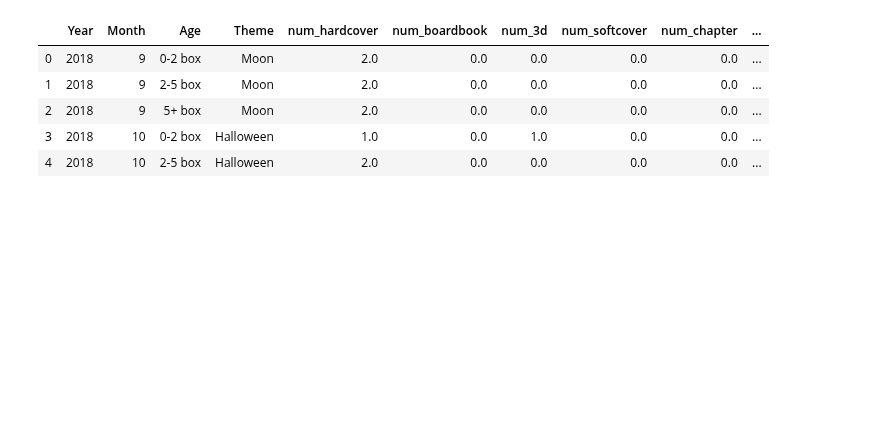
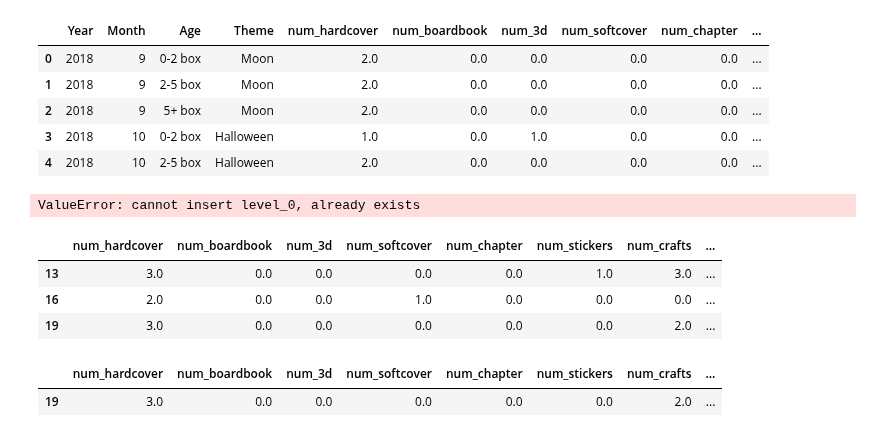
Before and after one commit to Armclimber/Projects, a Jupyter notebook: Capstone2/Subscription - Data Wrangling and EDA.ipynb, the cells around one changed output. Cells and saved outputs as stored; diff of their text form; code cells hidden in the pictures; blank space fills up the shorter version.

```diff
--- a/Capstone2/Subscription - Data Wrangling and EDA.ipynb
+++ b/Capstone2/Subscription - Data Wrangling and EDA.ipynb
@@ -577,7 +589,7 @@ subscriptions.tail(5)
 #box content data
 box = pd.read_csv(data_path + "Subscription/box.csv", encoding="utf8")
 box = box.fillna(0)
-box['Day'] = 8
+box['Day'] = 15
 # %%
 box['Time']= pd.to_datetime(box[['Year','Month','Day']])
 box.head()
@@ -588,5 +600,34 @@ box.head()
 | 2 | 2018 | 9 | 5+ box | Moon | 2.0 | 0.0 | 0.0 | 0.0 | 0.0 | ... |
 | 3 | 2018 | 10 | 0-2 box | Halloween | 1.0 | 0.0 | 1.0 | 0.0 | 0.0 | ... |
 | 4 | 2018 | 10 | 2-5 box | Halloween | 2.0 | 0.0 | 0.0 | 0.0 | 0.0 | ... |
+# %%
+subscriptions['end_date_all'] = subscriptions['End_Date_dt']
+subscriptions.loc[subscriptions['Cancel_Date_dt']!='','end_date_all'] = subscriptions.loc[subscriptions['Cancel_Date_dt']!='','Cancel_Date_dt']
+subscriptions = subscriptions.reset_index()
+# %% [output]
+ValueError: cannot insert level_0, already exists
+# %%
+#for index, row in subscriptions.iterrows():
+
+start_date = subscriptions.loc[600,'Start_Date_dt']
+end_date = subscriptions.loc[600,'Cancel_Date_dt']
+age_group = subscriptions.loc[600,'Subscription_Product']
+
+box_received = box.loc[(box['Age']==age_group) & (box['Time']<=end_date) & (box['Time']>=start_date),
+       'num_hardcover':'cost']
+# %% [output]
+|  | num_hardcover | num_boardbook | num_3d | num_softcover | num_chapter | num_stickers | num_crafts | ... |
+| 13 | 3.0 | 0.0 | 0.0 | 0.0 | 0.0 | 1.0 | 3.0 | ... |
+| 16 | 2.0 | 0.0 | 0.0 | 1.0 | 0.0 | 0.0 | 0.0 | ... |
+| 19 | 3.0 | 0.0 | 0.0 | 0.0 | 0.0 | 0.0 | 2.0 | ... |
+# %%
+
+box_received = box.loc[(box['Age']==age_group) & (box['Time']<=end_date) & (box['Time']>=start_date),
+       'num_hardcover':'cost']
+avg_box = box_received.mean(axis=0)
+last_box = box_received.iloc[-1:,]
+# %% [output]
+|  | num_hardcover | num_boardbook | num_3d | num_softcover | num_chapter | num_stickers | num_crafts | ... |
+| 19 | 3.0 | 0.0 | 0.0 | 0.0 | 0.0 | 0.0 | 2.0 | ... |
 # %%
 box.shape
```
Also changed, not shown: parts of 16 cells of this notebook.
